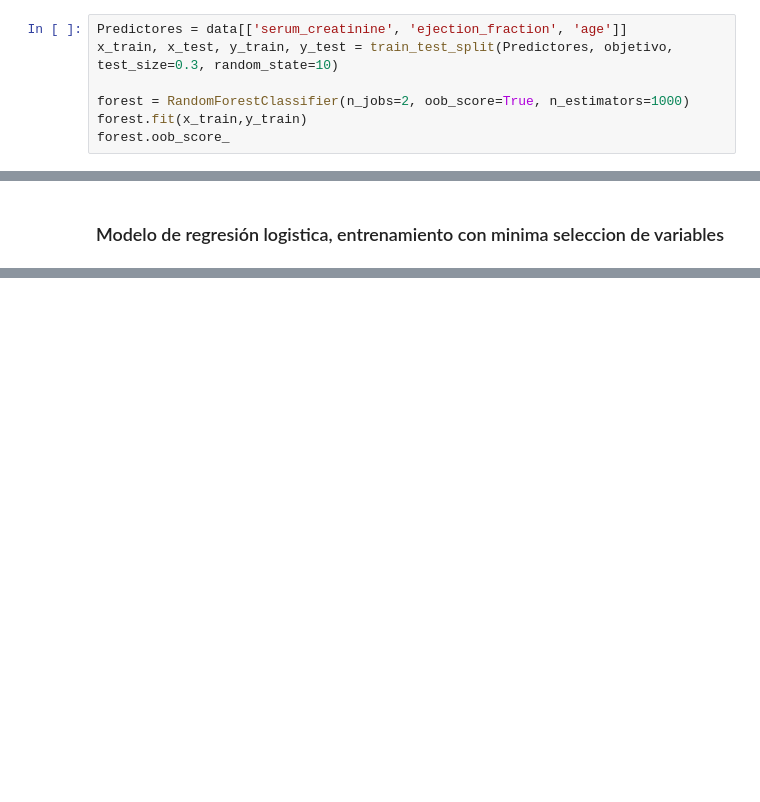
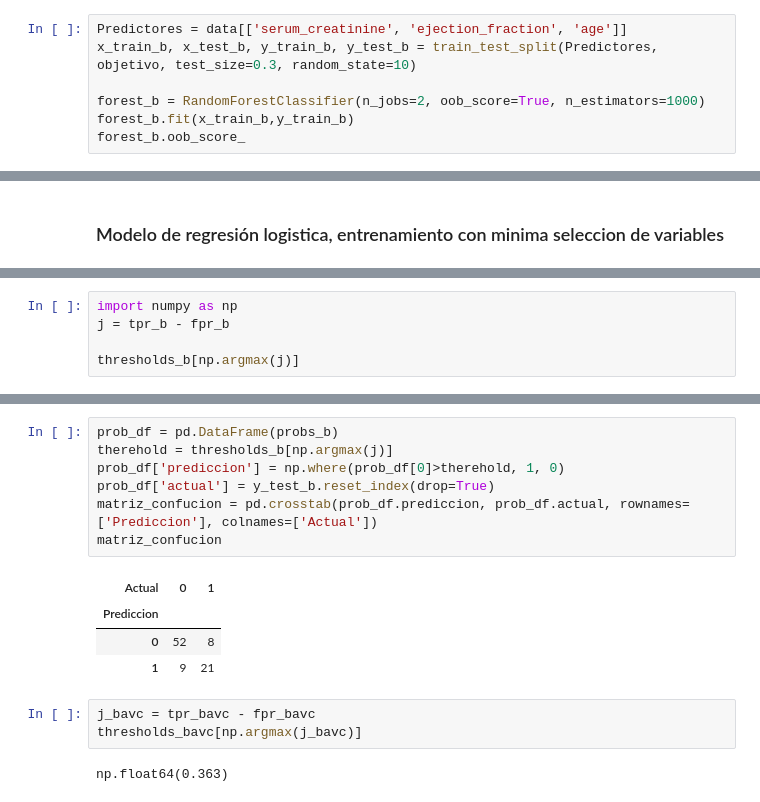
Before and after one commit to Alexis-martinezr/Machine-learning-biociencias, a Jupyter notebook: Análisis de registros clínicos de insuficiencia cardíaca.ipynb, the cells around one changed output, grey strips where cells are left out. Cells and saved outputs as stored; diff of their text form; blank space fills up the shorter version.

Commit message:
Actualiza script de análisis

```diff
--- a/Análisis de registros clínicos de insuficiencia cardíaca.ipynb
+++ b/Análisis de registros clínicos de insuficiencia cardíaca.ipynb
@@ -573,9 +723,9 @@ array(['time', 'serum_creatinine', 'ejection_fraction', 'age',
        'diabetes'], dtype=object)
 # %%
 Predictores = data[['serum_creatinine', 'ejection_fraction', 'age']]
-x_train, x_test, y_train, y_test = train_test_split(Predictores, objetivo, test_size=0.3, random_state=10)
+x_train_b, x_test_b, y_train_b, y_test_b = train_test_split(Predictores, objetivo, test_size=0.3, random_state=10)
 
-forest = RandomForestClassifier(n_jobs=2, oob_score=True, n_estimators=1000)
-forest.fit(x_train,y_train)
-forest.oob_score_
+forest_b = RandomForestClassifier(n_jobs=2, oob_score=True, n_estimators=1000)
+forest_b.fit(x_train_b,y_train_b)
+forest_b.oob_score_
 # %% [output]
@@ -612,0 +999,5 @@ pd.crosstab(y_test, pred, rownames=["Actual"], colnames=['Predictions'])
+# %%
+import numpy as np
+j = tpr_b - fpr_b
+
+thresholds_b[np.argmax(j)]
@@ -612,0 +1021,17 @@ pd.crosstab(y_test, pred, rownames=["Actual"], colnames=['Predictions'])
+# %%
+prob_df = pd.DataFrame(probs_b)
+therehold = thresholds_b[np.argmax(j)]
+prob_df['prediccion'] = np.where(prob_df[0]>therehold, 1, 0)
+prob_df['actual'] = y_test_b.reset_index(drop=True)
+matriz_confucion = pd.crosstab(prob_df.prediccion, prob_df.actual, rownames=['Prediccion'], colnames=['Actual'])
+matriz_confucion
+# %% [output]
+| Actual | 0 | 1 |
+| Prediccion |  |  |
+| 0 | 52 | 8 |
+| 1 | 9 | 21 |
+# %%
+j_bavc = tpr_bavc - fpr_bavc
+thresholds_bavc[np.argmax(j_bavc)]
+# %% [output]
+np.float64(0.363)
```
Also changed, not shown: parts of 38 cells of this notebook, 3 other files.
